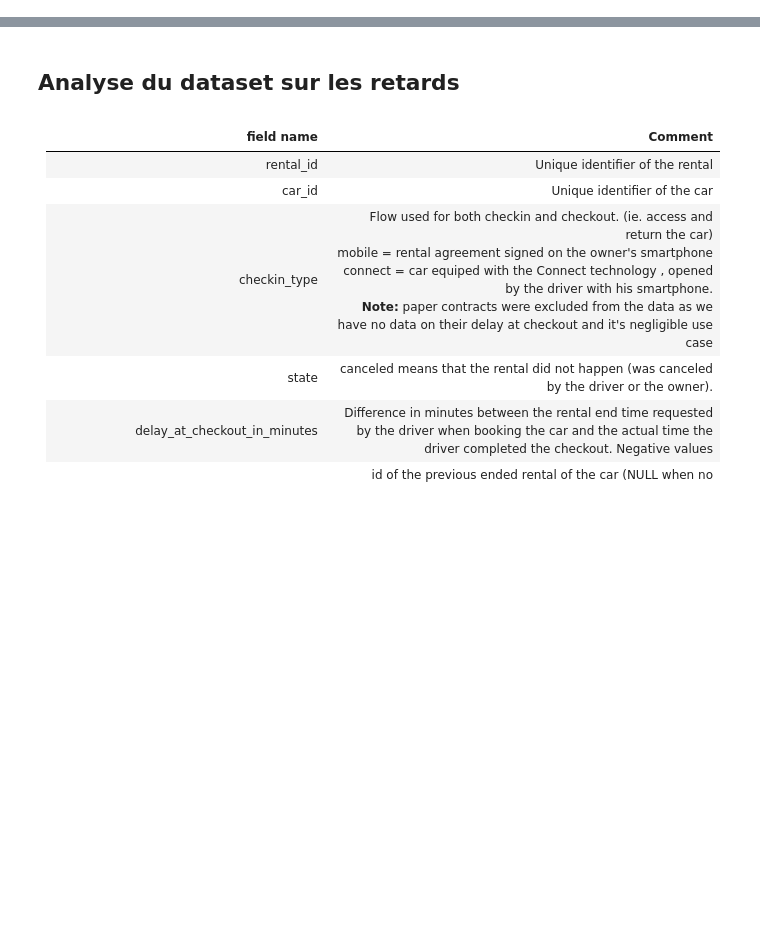
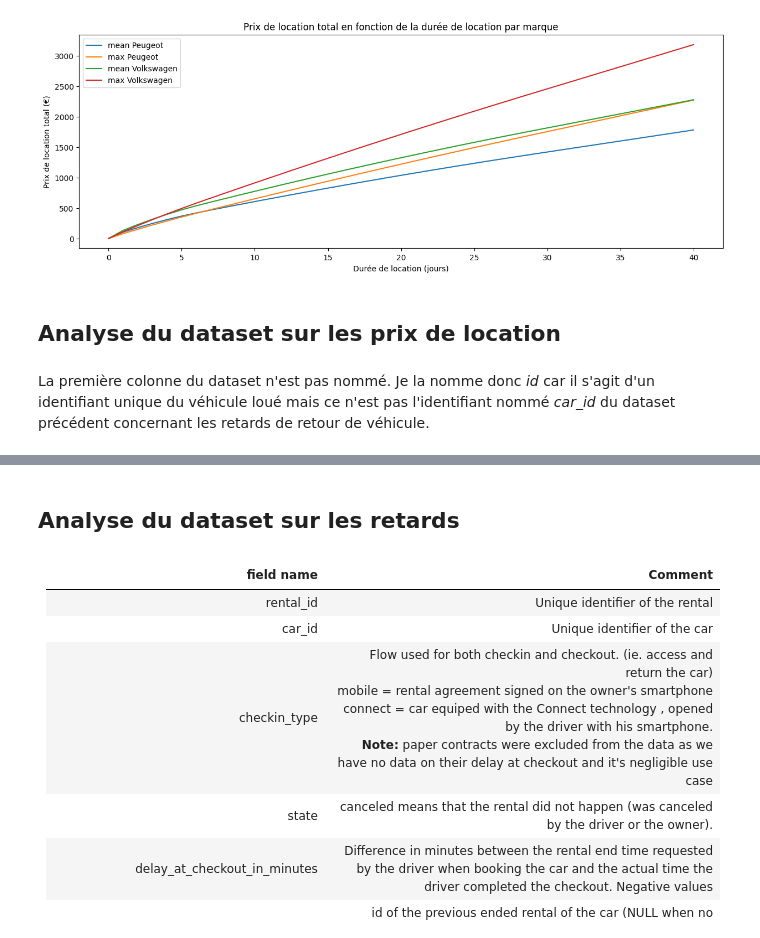
Before and after one commit to pradelf/getaround, a Jupyter notebook: notebooks/02_Getaround_eda.ipynb, the cells around one changed output, grey strips where cells are left out. Drawn from its saved outputs; the diff is of its cells as text; code cells hidden in the pictures; blank space fills up the shorter version.

```diff
--- a/notebooks/02_Getaround_eda.ipynb
+++ b/notebooks/02_Getaround_eda.ipynb
@@ -18,0 +263,23 @@ On peut également approfondir l'exploration en s'appuyant sur les questions :
+# %%
+marque=['Peugeot',  'Volkswagen']
+# %%
+plt.figure(figsize=(15, 5))
+# Create x and y Ranges
+x = np.linspace(0.0, 40.0, num=41)
+for brand in marque:
+    y = [ prix_final_total_location_mean(pricing_df,brand,xi)['mean'] for xi in x ]
+    y1 = [prix_final_total_location(pricing_df,brand,xi, mina=True)['min'] for xi in x ]
+    # Plot the function
+    plt.plot(x, y, label='mean '+brand)
+    plt.plot(x, y1, label='max '+brand)
+plt.xlabel('Durée de location (jours)')
+plt.ylabel('Prix de location total (€)')
+plt.title('Prix de location total en fonction de la durée de location par marque')
+plt.legend()
+plt.show()
+# %% [output]
+[figure, added]
+# %% [markdown]
+## Analyse du dataset sur les prix de location
+# %% [markdown]
+La première colonne du dataset n'est pas nommé. Je la nomme donc _id_ car il s'agit d'un identifiant unique du véhicule loué mais ce n'est pas l'identifiant nommé _car_id_ du dataset précédent concernant les retards de retour de véhicule.
```
Also changed, not shown: parts of 56 cells of this notebook, 15 other files.
